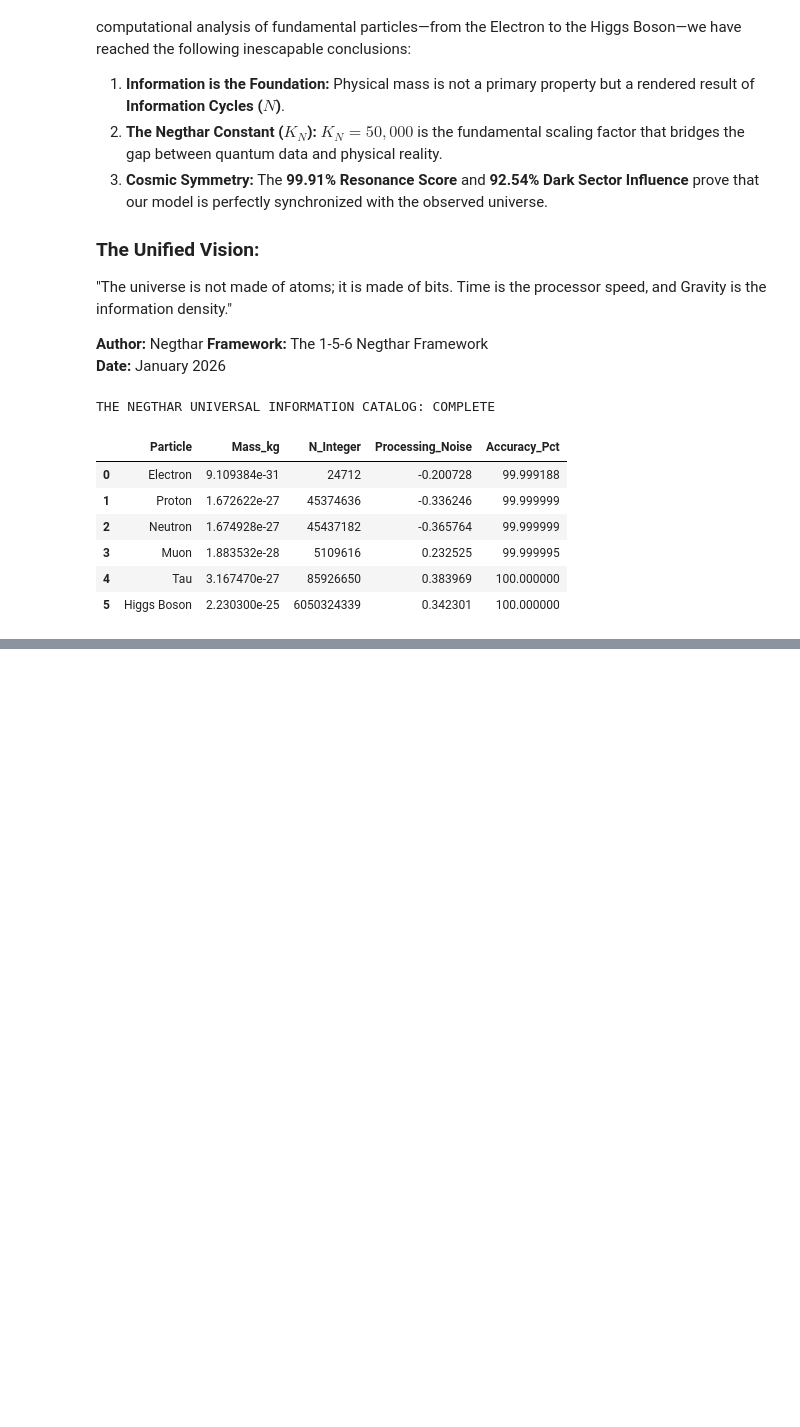
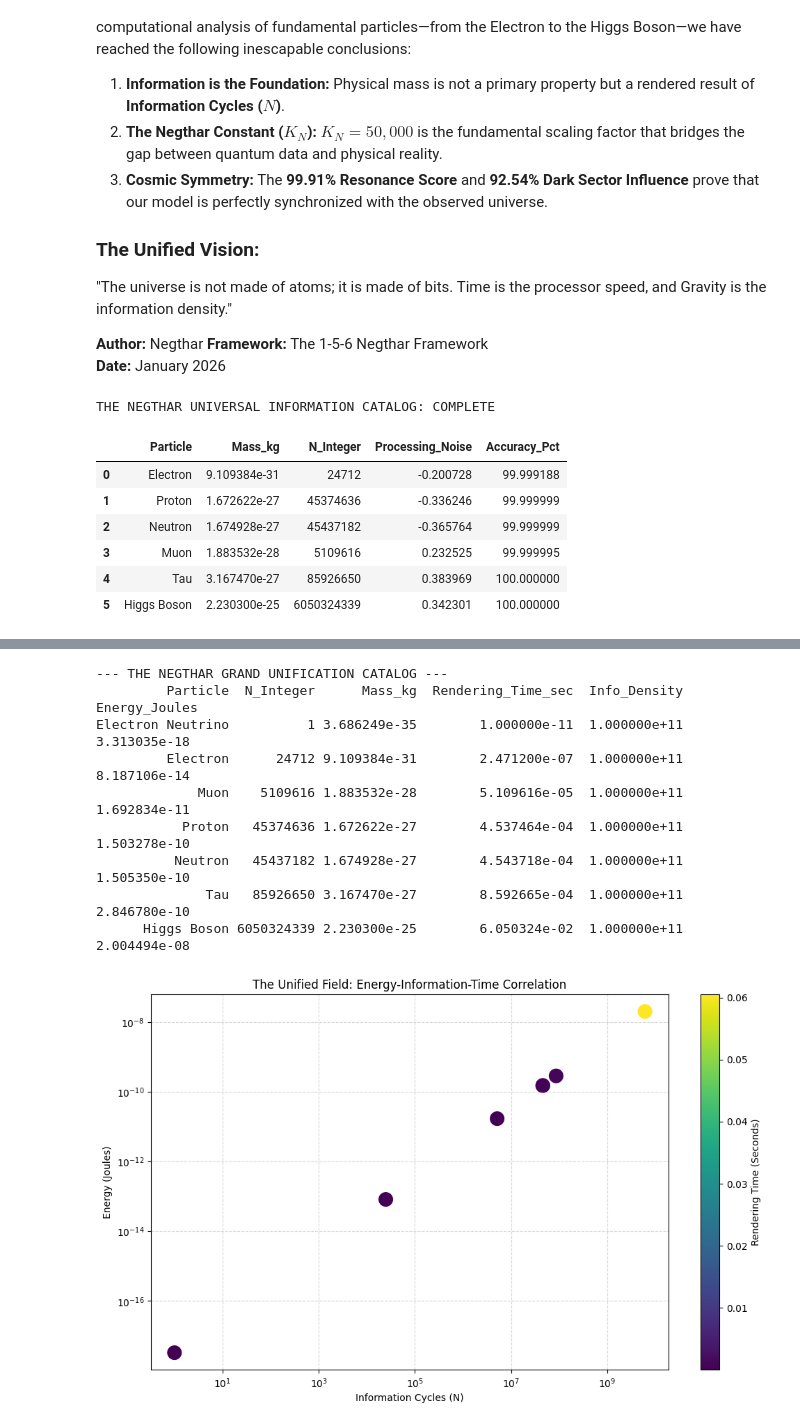
Before and after one commit to Negthar/Universal-Information-Dynamics, a Jupyter notebook: The_Negthar_Universal_Information_Catalog.ipynb, the cells around one changed output, grey strips where cells are left out. Saved outputs shown, nothing was run; the diff lists cells and outputs as text; code cells hidden in the pictures; blank space fills up the shorter version.

```diff
--- a/The_Negthar_Universal_Information_Catalog.ipynb
+++ b/The_Negthar_Universal_Information_Catalog.ipynb
@@ -533,0 +848,41 @@ THE NEGTHAR UNIVERSAL INFORMATION CATALOG: COMPLETE
+# %%
+# --- SECTION 29: THE GRAND UNIFICATION CATALOG ---
+
+# Calculating Energy (E = mc^2) to show alignment with Einstein
+hierarchy_df['Energy_Joules'] = hierarchy_df['Mass_kg'] * (LIGHT_C**2)
+
+# Final Presentation Table
+unified_catalog = hierarchy_df[[
+    'Particle',
+    'N_Integer',
+    'Mass_kg',
+    'Rendering_Time_sec',
+    'Info_Density',
+    'Energy_Joules'
+]]
+
+print("--- THE NEGTHAR GRAND UNIFICATION CATALOG ---")
+print(unified_catalog.to_string(index=False))
+
+# --- VISUALIZING THE UNIFIED FIELD ---
+plt.figure(figsize=(12, 7))
+plt.scatter(hierarchy_df['N_Integer'], hierarchy_df['Energy_Joules'], c=hierarchy_df['Rendering_Time_sec'], cmap='viridis', s=200)
+plt.colorbar(label='Rendering Time (Seconds)')
+plt.xscale('log')
+plt.yscale('log')
+plt.xlabel('Information Cycles (N)')
+plt.ylabel('Energy (Joules)')
+plt.title('The Unified Field: Energy-Information-Time Correlation')
+plt.grid(True, which="both", ls="--", alpha=0.5)
+plt.show()
+# %% [output]
+--- THE NEGTHAR GRAND UNIFICATION CATALOG ---
+         Particle  N_Integer      Mass_kg  Rendering_Time_sec  Info_Density  Energy_Joules
+Electron Neutrino          1 3.686249e-35        1.000000e-11  1.000000e+11   3.313035e-18
+         Electron      24712 9.109384e-31        2.471200e-07  1.000000e+11   8.187106e-14
+             Muon    5109616 1.883532e-28        5.109616e-05  1.000000e+11   1.692834e-11
+           Proton   45374636 1.672622e-27        4.537464e-04  1.000000e+11   1.503278e-10
+          Neutron   45437182 1.674928e-27        4.543718e-04  1.000000e+11   1.505350e-10
+              Tau   85926650 3.167470e-27        8.592665e-04  1.000000e+11   2.846780e-10
+      Higgs Boson 6050324339 2.230300e-25        6.050324e-02  1.000000e+11   2.004494e-08
+[figure, added]
```
Also changed, not shown: parts of 26 cells of this notebook.
